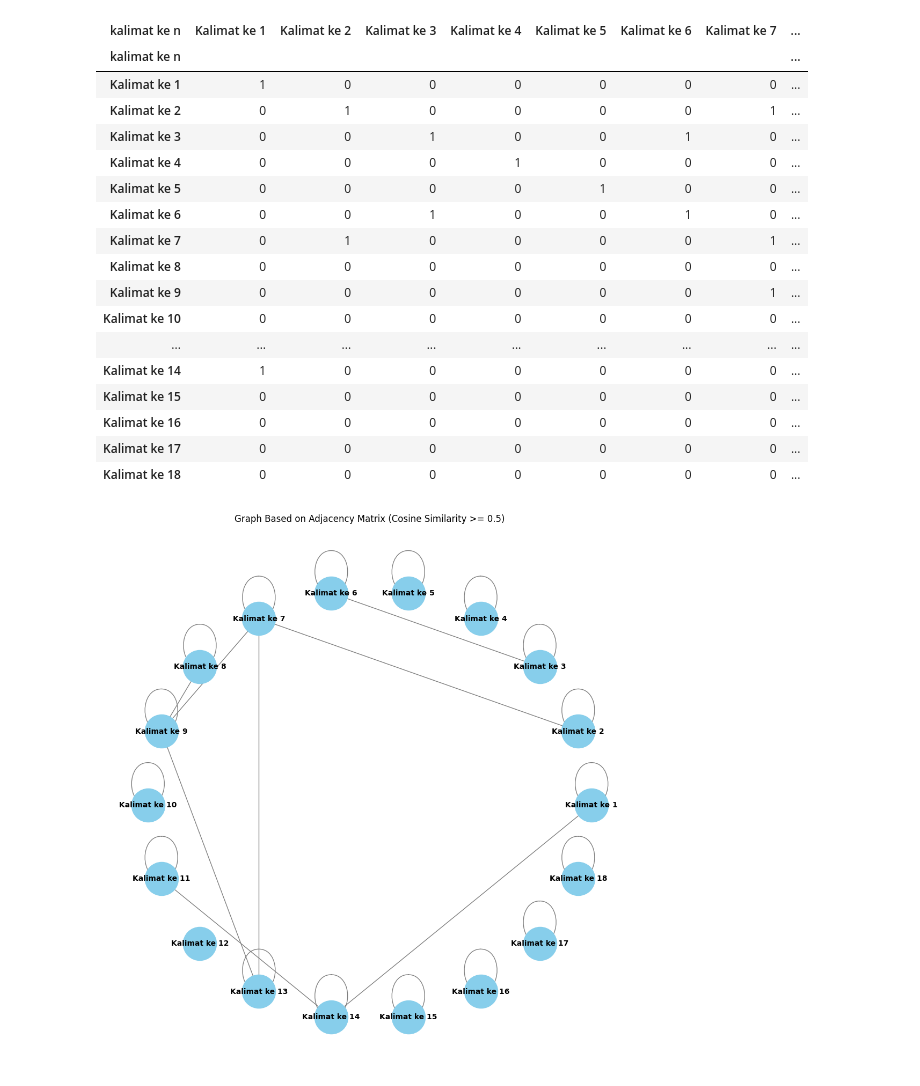
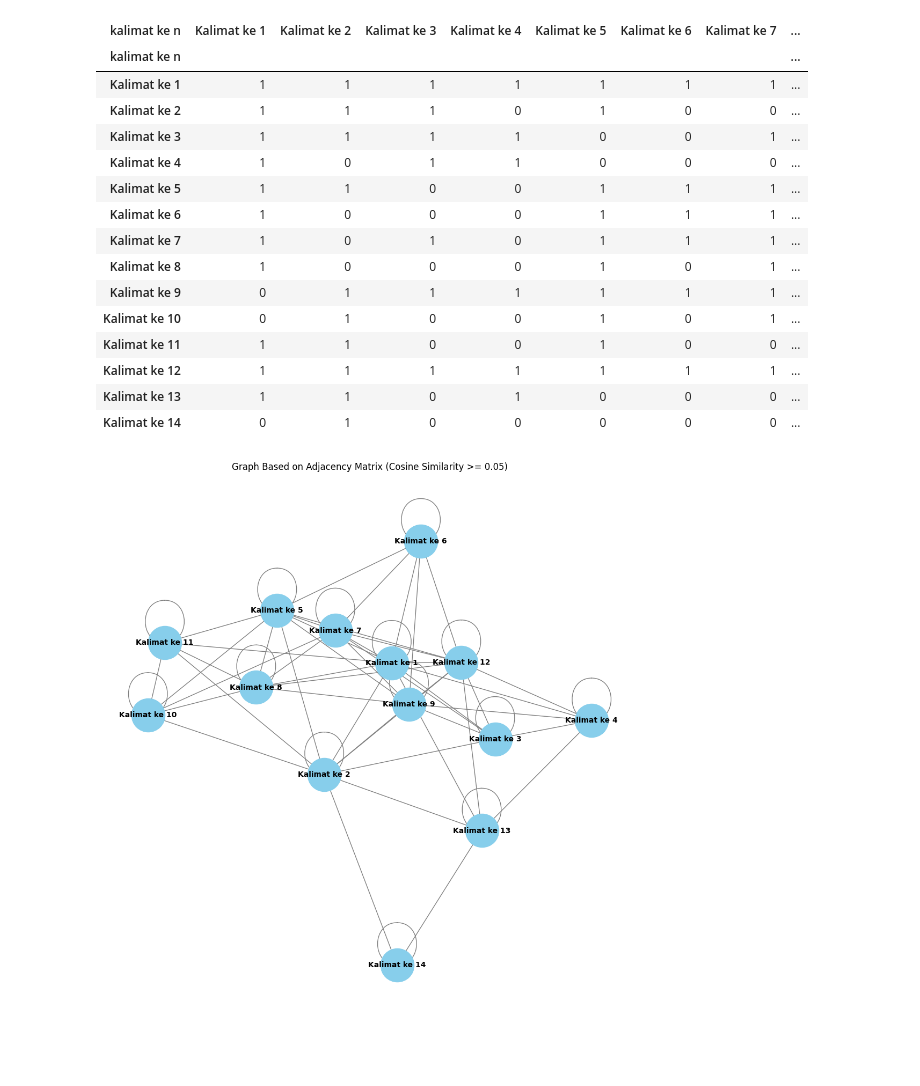
Before and after one commit to danaokey97/PPW-A, a Jupyter notebook: _sources/Tugas-PPW/Tugas-4.ipynb, the cells around one changed output. Drawn from its saved outputs; the diff is of its cells as text; code cells hidden in the pictures; blank space fills up the shorter version.

```diff
--- a/_sources/Tugas-PPW/Tugas-4.ipynb
+++ b/_sources/Tugas-PPW/Tugas-4.ipynb
@@ -57,5 +47,6 @@ df.head()
 # %%
 # mengambil satu sample berita
-sample_berita = df['isi'].iloc[1]
+sample_berita = df['isi'].iloc[7] # 8 kalimat
+# sample_berita = df['isi'].iloc[4]
 print(sample_berita)
 # %% [output]
@@ -251,8 +278,8 @@ cosine_sim_df
 # %%
-# Tetapkan ambang batas (threshold) 0.5
-threshold = 0.3
+# Tetapkan ambang batas (threshold) 0.7
+threshold = 0.05
 
-# Buat matriks adjacency: jika cosine similarity >= 0.5, maka 1; jika tidak, maka 0
+# Buat matriks adjacency: jika cosine similarity >= 0.6, maka 1; jika tidak, maka 0
 adjacency_matrix = np.where(cosine_sim >= threshold, 1, 0)
 
 # Buat dataframe untuk menampilkan matriks adjacency
@@ -263,40 +290,38 @@ adjacency_df
 # %% [output]
 | kalimat ke n | Kalimat ke 1 | Kalimat ke 2 | Kalimat ke 3 | Kalimat ke 4 | Kalimat ke 5 | Kalimat ke 6 | Kalimat ke 7 | ... |
 | kalimat ke n |  |  |  |  |  |  |  | ... |
-| Kalimat ke 1 | 1 | 0 | 0 | 0 | 0 | 0 | 0 | ... |
-| Kalimat ke 2 | 0 | 1 | 0 | 0 | 0 | 0 | 1 | ... |
-| Kalimat ke 3 | 0 | 0 | 1 | 0 | 0 | 1 | 0 | ... |
-| Kalimat ke 4 | 0 | 0 | 0 | 1 | 0 | 0 | 0 | ... |
-| Kalimat ke 5 | 0 | 0 | 0 | 0 | 1 | 0 | 0 | ... |
-| Kalimat ke 6 | 0 | 0 | 1 | 0 | 0 | 1 | 0 | ... |
-| Kalimat ke 7 | 0 | 1 | 0 | 0 | 0 | 0 | 1 | ... |
-| Kalimat ke 8 | 0 | 0 | 0 | 0 | 0 | 0 | 0 | ... |
-| Kalimat ke 9 | 0 | 0 | 0 | 0 | 0 | 0 | 1 | ... |
-| Kalimat ke 10 | 0 | 0 | 0 | 0 | 0 | 0 | 0 | ... |
-| ... | ... | ... | ... | ... | ... | ... | ... | ... |
-| Kalimat ke 14 | 1 | 0 | 0 | 0 | 0 | 0 | 0 | ... |
-| Kalimat ke 15 | 0 | 0 | 0 | 0 | 0 | 0 | 0 | ... |
-| Kalimat ke 16 | 0 | 0 | 0 | 0 | 0 | 0 | 0 | ... |
-| Kalimat ke 17 | 0 | 0 | 0 | 0 | 0 | 0 | 0 | ... |
-| Kalimat ke 18 | 0 | 0 | 0 | 0 | 0 | 0 | 0 | ... |
+| Kalimat ke 1 | 1 | 1 | 1 | 1 | 1 | 1 | 1 | ... |
+| Kalimat ke 2 | 1 | 1 | 1 | 0 | 1 | 0 | 0 | ... |
+| Kalimat ke 3 | 1 | 1 | 1 | 1 | 0 | 0 | 1 | ... |
+| Kalimat ke 4 | 1 | 0 | 1 | 1 | 0 | 0 | 0 | ... |
+| Kalimat ke 5 | 1 | 1 | 0 | 0 | 1 | 1 | 1 | ... |
+| Kalimat ke 6 | 1 | 0 | 0 | 0 | 1 | 1 | 1 | ... |
+| Kalimat ke 7 | 1 | 0 | 1 | 0 | 1 | 1 | 1 | ... |
+| Kalimat ke 8 | 1 | 0 | 0 | 0 | 1 | 0 | 1 | ... |
+| Kalimat ke 9 | 0 | 1 | 1 | 1 | 1 | 1 | 1 | ... |
+| Kalimat ke 10 | 0 | 1 | 0 | 0 | 1 | 0 | 1 | ... |
+| Kalimat ke 11 | 1 | 1 | 0 | 0 | 1 | 0 | 0 | ... |
+| Kalimat ke 12 | 1 | 1 | 1 | 1 | 1 | 1 | 1 | ... |
+| Kalimat ke 13 | 1 | 1 | 0 | 1 | 0 | 0 | 0 | ... |
+| Kalimat ke 14 | 0 | 1 | 0 | 0 | 0 | 0 | 0 | ... |
 # %%
 # Buat graf dari matriks adjacency
 G = nx.from_numpy_array(adjacency_matrix)
 
 # Atur label node agar sesuai dengan 'kalimat ke n'
 mapping = {i: f"Kalimat ke {i+1}" for i in range(len(result_df))}
 G = nx.relabel_nodes(G, mapping)
 
-# Menggambar graf dengan layout circular
+# Menggambar graf
 plt.figure(figsize=(10, 10))
-pos = nx.circular_layout(G)  # Gunakan circular layout agar rapi
+pos = nx.spring_layout(G)
 nx.draw(G, pos, with_labels=True, node_color='skyblue', node_size=2000, font_size=10, font_color='black', edge_color='gray', linewidths=1, font_weight='bold')
 
 # Tampilkan graf
-plt.title("Graph Based on Adjacency Matrix (Cosine Similarity >= 0.5)")
+plt.title("Graph Based on Adjacency Matrix (Cosine Similarity >= 0.05)")
 plt.show()
 # %% [output]
-[figure, old version]
+[figure, new version]
 # %%
 # Menghitung betweenness centrality
 betweenness_centrality = nx.betweenness_centrality(G)
```
Also changed, not shown: parts of 20 cells of this notebook, 19 other files.
